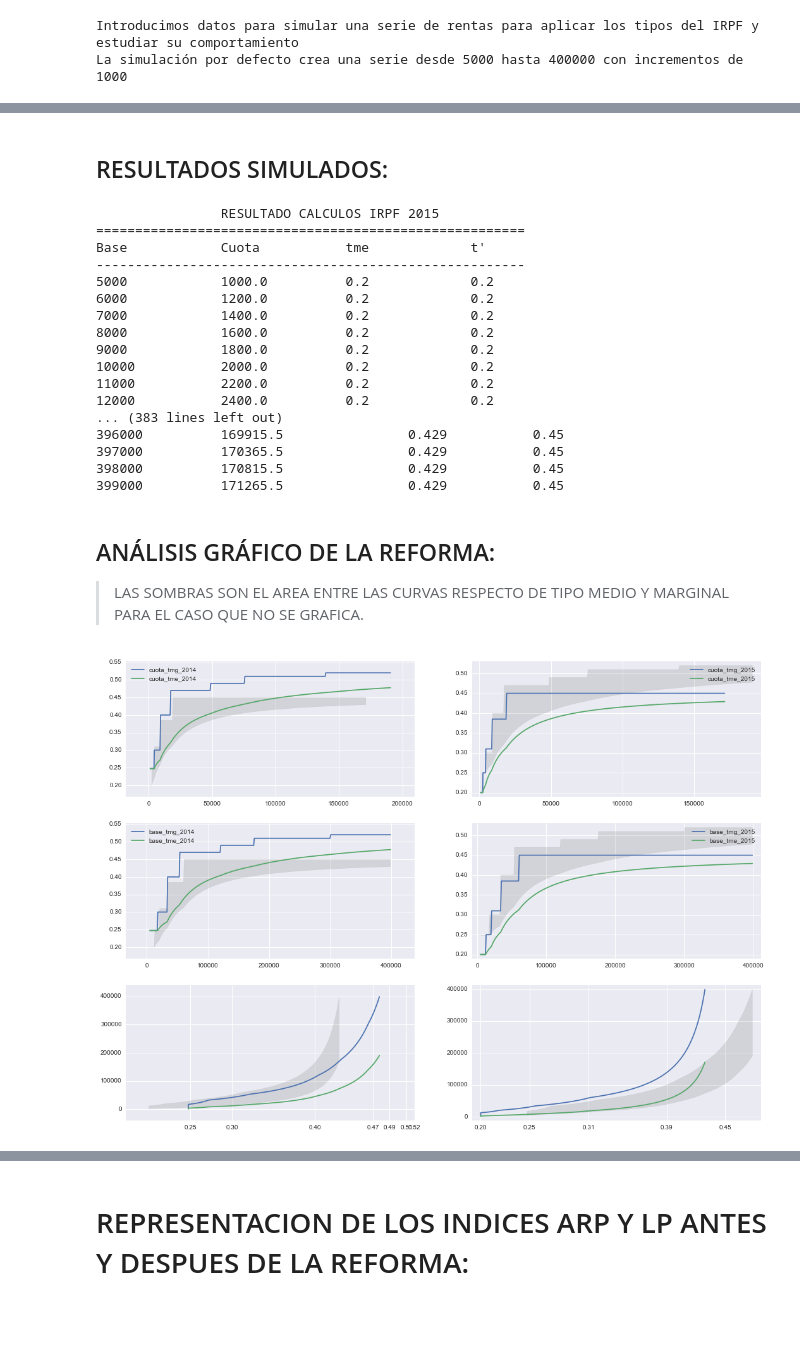
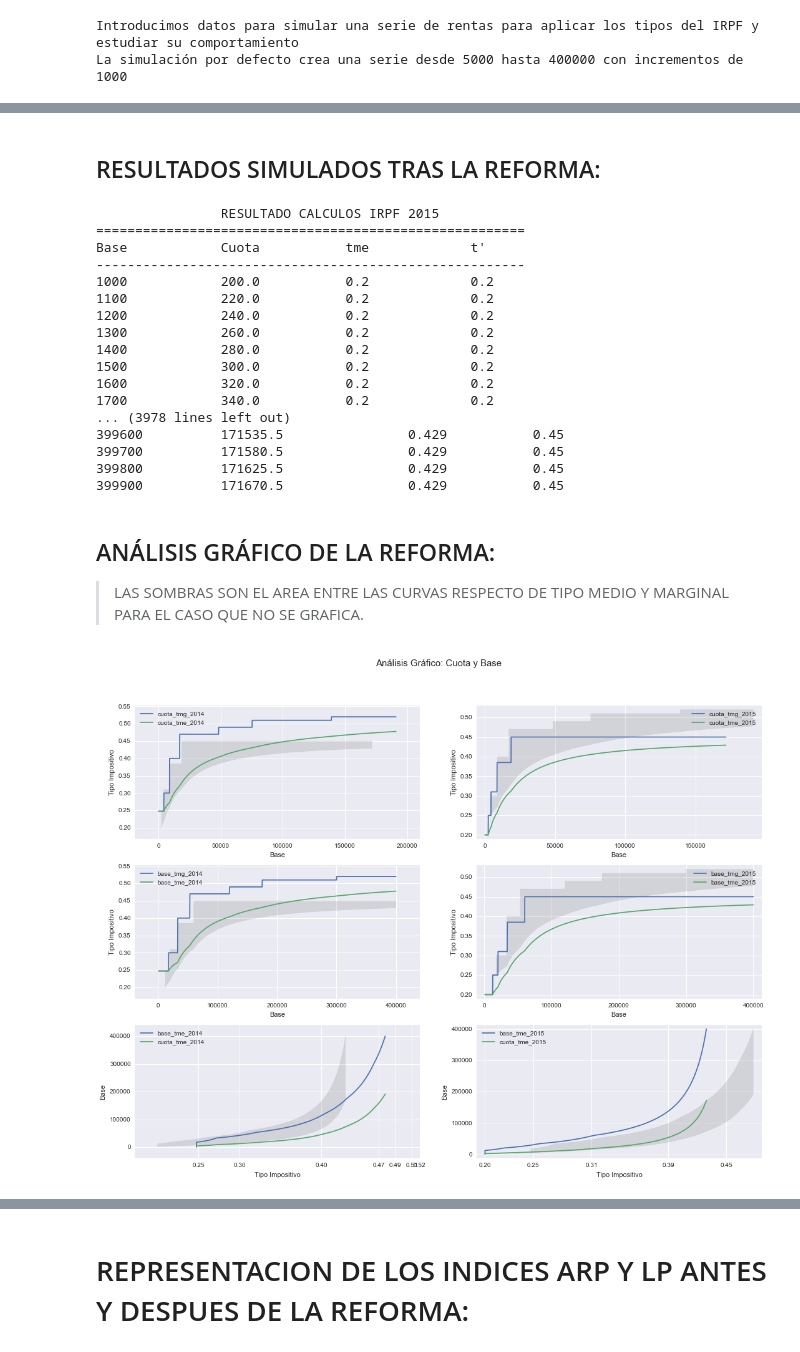
Before and after one commit to mmngreco/prog_local_irpf, a Jupyter notebook: an_prog_fiscal.ipynb, the cells around one changed output, grey strips where cells are left out. Drawn from its saved outputs; the diff is of its cells as text; code cells hidden in the pictures; blank space fills up the shorter version.

```diff
--- a/an_prog_fiscal.ipynb
+++ b/an_prog_fiscal.ipynb
@@ -68,7 +64,7 @@ try:
     else:
         base_sim = range(5000, 400000, 1000)
 except (RuntimeError, TypeError, NameError):
-    base_sim = range(5000, 400000, 1000)
+    base_sim = np.arange(1000, 400000, 100)
 
 # DECLARAMOS LAS INCOGNITAS:
 
@@ -245,5 +260,5 @@ BASE    CUOTA   GRAVAMEN
 # %% [markdown]
-## RESULTADOS SIMULADOS:
+## RESULTADOS SIMULADOS TRAS LA REFORMA:
 # %%
 # ---------------------------------------------------------------------------------
 # VISUALIZAR LOS RESULTADOS IRPF 2015:
@@ -266,19 +281,19 @@ ver_calculos_2015()
 =======================================================
 Base            Cuota           tme             t'
 -------------------------------------------------------
-5000            1000.0          0.2             0.2
-6000            1200.0          0.2             0.2
-7000            1400.0          0.2             0.2
-8000            1600.0          0.2             0.2
-9000            1800.0          0.2             0.2
-10000           2000.0          0.2             0.2
-11000           2200.0          0.2             0.2
-12000           2400.0          0.2             0.2
-... (383 lines left out)
-396000          169915.5                0.429           0.45
-397000          170365.5                0.429           0.45
-398000          170815.5                0.429           0.45
-399000          171265.5                0.429           0.45
+1000            200.0           0.2             0.2
+1100            220.0           0.2             0.2
+1200            240.0           0.2             0.2
+1300            260.0           0.2             0.2
+1400            280.0           0.2             0.2
+1500            300.0           0.2             0.2
+1600            320.0           0.2             0.2
+1700            340.0           0.2             0.2
+... (3978 lines left out)
+399600          171535.5                0.429           0.45
+399700          171580.5                0.429           0.45
+399800          171625.5                0.429           0.45
+399900          171670.5                0.429           0.45
 # %% [markdown]
 ## ANÁLISIS GRÁFICO DE LA REFORMA:
 
@@ -288,12 +303,16 @@ Base            Cuota           tme             t'
 #                    GRAFICO DE IRFP 2014:
 # ---------------------------------------------------------------------------------
 
+
 plt.figure(dpi=900)
+plt.suptitle(u"Análisis Gráfico: Cuota y Base", fontsize=15)
 plt.subplot(3,2,1)
 plt.plot(ci_actual, t_mg_actual, label = "cuota_tmg_2014")
 plt.plot(ci_actual, t_me_actual, label = "cuota_tme_2014")
 plt.fill_between(ci_2015, t_mg_2015, t_me_2015, color = 'black', interpolate = True, alpha=0.1)
 plt.margins(0.1)
+plt.xlabel("Base")
+plt.ylabel("Tipo Impositivo")
 plt.legend(loc = 0)
 
 plt.subplot(3,2,3)
@@ -301,6 +320,8 @@ plt.plot(base_sim, t_mg_actual, label = "base_tmg_2014")
 plt.plot(base_sim, t_me_actual, label = "base_tme_2014")
 plt.fill_between(base_sim, t_mg_2015, t_me_2015, color = 'black', interpolate = True, alpha=0.1)
 plt.margins(0.1)
+plt.xlabel("Base")
+plt.ylabel("Tipo Impositivo")
 plt.legend(loc = 0)
 
 plt.subplot(3,2,5)
@@ -308,39 +329,45 @@ plt.plot(t_me_actual, base_sim, label = "base_tme_2014")
 plt.plot(t_me_actual, ci_actual, label = "cuota_tme_2014")
 plt.fill_between(t_me_2015, base_sim, ci_2015, color = 'black', interpolate = True, alpha=0.1)
 plt.margins(0.1)
+plt.xlabel("Tipo Impositivo")
+plt.ylabel("Base")
+plt.legend(loc = 0)
 plt.xticks([round(t_actual[i], 2) for i in range(len(t_actual))])
 
 # Pinta poligonos color verde entre las lineas cuando y1 < y2
+
 # ---------------------------------------------------------------------------------
 #                    GRAFICO DE LOS RESULTADOS DE LA REFORMA 2015:
 # ---------------------------------------------------------------------------------
 
 plt.subplot(3,2,2)
 plt.plot(ci_2015, t_mg_2015, label = "cuota_tmg_2015")
 plt.plot(ci_2015, t_me_2015, label = "cuota_tme_2015")
 plt.fill_between(ci_actual, t_mg_actual, t_me_actual, color = 'black', interpolate = True, alpha=0.1)
 plt.margins(0.031)
+plt.xlabel("Base")
+plt.ylabel("Tipo Impositivo")
 plt.legend(loc = 0)
 
 plt.subplot(3,2,4)
 plt.plot(base_sim, t_mg_2015, label = "base_tmg_2015")
 plt.plot(base_sim, t_me_2015, label = "base_tme_2015")
 plt.fill_between(base_sim, t_mg_actual, t_me_actual, color = 'black', interpolate = True, alpha=0.1)
 plt.margins(0.031)
+plt.xlabel("Base")
+plt.ylabel("Tipo Impositivo")
 plt.legend(loc = 0)
 
 plt.subplot(3,2,6)
-plt.plot(t_me_2015, base_sim, label = "base_tme_2015")
-plt.plot(t_me_2015, ci_2015, label = "cuota_tme_2015")
+plt.plot(t_me_2015, base_sim, label="base_tme_2015")
+plt.plot(t_me_2015, ci_2015, label="cuota_tme_2015")
 plt.fill_between(t_me_actual, base_sim, ci_actual, color = 'black', interpolate = True, alpha=0.1)
 plt.margins(0.031)
+plt.legend(loc = 0)
+plt.xlabel("Tipo Impositivo")
+plt.ylabel("Base")
 plt.xticks([round(t_2015[i], 2) for i in range(len(t_2015))])
-#for i in range(len(base_2015)):
-    # plt.axvline(base_2015[i], color = 'w')
-#    plt.axvline(t_2015[i], color = "black", label = "t_2015 = %r" % round(t_2015[i], 3), alpha=0.4)
 
-
-# Pinta poligonos color verde entre las lineas cuando y1 < y2
 plt.show()
 # %% [output]
-[figure, old version]
+[figure, new version]
```
Also changed, not shown: parts of 35 cells of this notebook.
